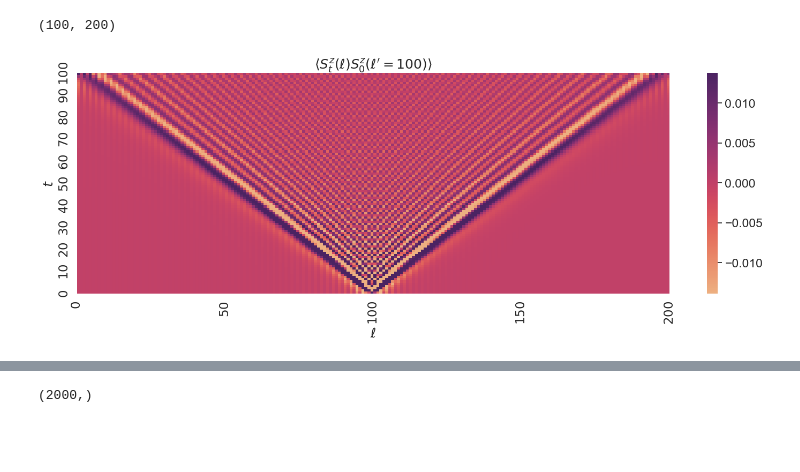
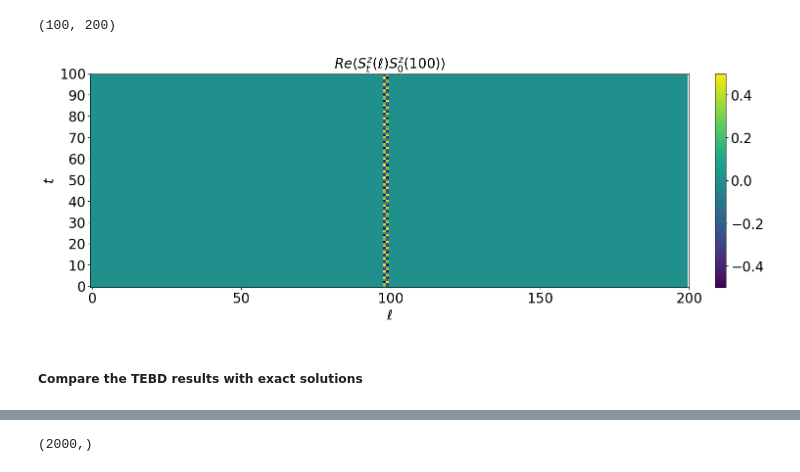
Before and after one commit to xiaobo-23/TimeEvolution, a Jupyter notebook: Spectrum_Analysis.ipynb, the cells around one changed output, grey strips where cells are left out. Drawn from its saved outputs; the diff is of its cells as text; code cells hidden in the pictures; blank space fills up the shorter version.

```diff
--- a/Spectrum_Analysis.ipynb
+++ b/Spectrum_Analysis.ipynb
@@ -186,22 +187,61 @@ Czz = Czz_tau005[19 : : 20, :].real
 Czz.shape
 # %% [output]
 (100, 200)
+# %%
+tickFontSize = 20
 # %%
-# Plot the time-dependent spin correlation function and visualize the light-cone structure
-import seaborn as sns
-sns.set(font_scale = 1.5)
+# # Plot the time-dependent spin correlation function and visualize the light-cone structure
+# # import seaborn as sns
+# # sns.set(font_scale = 1.5)
 
-fig = plt.figure(figsize = (15, 25 * goldenRatio), tight_layout = True)
-ax = fig.add_subplot(spec[0, 0])
+# fig = plt.figure(figsize = (15, 20 * goldenRatio), tight_layout = True)
+# ax = fig.add_subplot(spec[0, 0])
 
-ax = sns.heatmap(Czz, cmap = "flare", cbar = True, annot = False, robust = True)
-ax.set_xticks(np.arange(0, 201, 50))
-ax.set_xticklabels([r"$0$", r"$50$", r"$100$", r"$150$", r"$200$"])
-ax.set_yticks(np.arange(0, 101, 10))
-ax.set_yticklabels([r"$0$", r"$10$", r"$20$", r"$30$", r"$40$", r"$50$", r"$60$", r"$70$", r"$80$", r"$90$", r"$100$"])
-ax.set(xlabel = r"$\ell$", ylabel = r"$t$", title = r"$\langle S^{z}_{t}(\ell) S^{z}_{0}(\ell^{\prime} = 100) \rangle$")
-ax.invert_yaxis()
+# im1 = ax.imshow(Czz, cmap = "viridis", aspect = "auto", origin = "lower")
+#                 # extent=[  0, Nq,   wList[0], wList[-1] ],
+#                 # cmap=my_cm)
+# cbar=fig.colorbar(im1, fraction=0.046, pad=0.04)
+# cbar.ax.tick_params(labelsize=tickFontSize)
 
-# plt.savefig('Figures/XX_TEBD_N200_T100_Czz_tau005_Light_Cone.pdf')
+# # ax = sns.heatmap(Czz, cmap = "flare", cbar = True, annot = False, robust = True)
+# ax.set_xticks(np.arange(0, 201, 50))
+# ax.set_xticklabels([r"$0$", r"$50$", r"$100$", r"$150$", r"$200$"], fontsize = 20)
+# ax.set_yticks(np.arange(0, 101, 10))
+# ax.set_yticklabels([r"$0$", r"$10$", r"$20$", r"$30$", r"$40$", r"$50$", r"$60$", r"$70$", r"$80$", r"$90$", r"$100$"], fontsize = 20)
+# ax.set_xlabel(r"$\ell$", fontsize = 20)
+# ax.set_ylabel(r"$t$", fontsize  = 20)
+# plt.title(r"$Re \langle S_{t}^{z}(\ell)S_{0}^{z}(100) \rangle$", fontsize = 20)
+# # ax.set(xlabel = r"$\ell$", ylabel = r"$t$", title = r"$\langle S^{z}_{t}(\ell) S^{z}_{0}(\ell^{\prime} = 100) \rangle$", labelsize = 20)
+# # ax.invert_yaxis()
+
+# # plt.savefig('Figures/XX_TEBD_N200_T100_Czz_tau005_Light_Cone.pdf')
-# %% [output]
-[figure, removed]
+# %%
+# Plot the time-dependent spin correlation function and visualize the light-cone structure
+# import seaborn as sns
+# sns.set(font_scale = 1.5)
+
+fig = plt.figure(figsize = (15, 25 * goldenRatio), tight_layout = True)
+ax = fig.add_subplot(spec[0, 0])
+
+im1 = ax.imshow(Czz, cmap = "viridis", aspect = "auto", origin = "lower")
+                # extent=[  0, Nq,   wList[0], wList[-1] ],
+                # cmap=my_cm)
+cbar=fig.colorbar(im1, fraction=0.046, pad=0.04)
+cbar.ax.tick_params(labelsize=tickFontSize)
+
+# ax = sns.heatmap(Czz, cmap = "flare", cbar = True, annot = False, robust = True)
+ax.set_xticks(np.arange(0, 201, 50))
+ax.set_xticklabels([r"$0$", r"$50$", r"$100$", r"$150$", r"$200$"], fontsize = 20)
+ax.set_yticks(np.arange(0, 101, 10))
+ax.set_yticklabels([r"$0$", r"$10$", r"$20$", r"$30$", r"$40$", r"$50$", r"$60$", r"$70$", r"$80$", r"$90$", r"$100$"], fontsize = 20)
+ax.set_xlabel(r"$\ell$", fontsize = 20)
+ax.set_ylabel(r"$t$", fontsize  = 20)
+plt.title(r"$Re \langle S_{t}^{z}(\ell)S_{0}^{z}(100) \rangle$", fontsize = 20)
+# ax.set(xlabel = r"$\ell$", ylabel = r"$t$", title = r"$\langle S^{z}_{t}(\ell) S^{z}_{0}(\ell^{\prime} = 100) \rangle$", labelsize = 20)
+# ax.invert_yaxis()
+
+plt.savefig('Figures/Heisenberg_TEBD_J1_1.0_J2_0_delta1.0_N100_T100_Czz_tau005_Light_Cone.pdf')
+# %% [output]
+[figure, added]
+# %% [markdown]
+##### Compare the TEBD results with exact solutions
```
Also changed, not shown: parts of 24 cells of this notebook, 1 other file.
